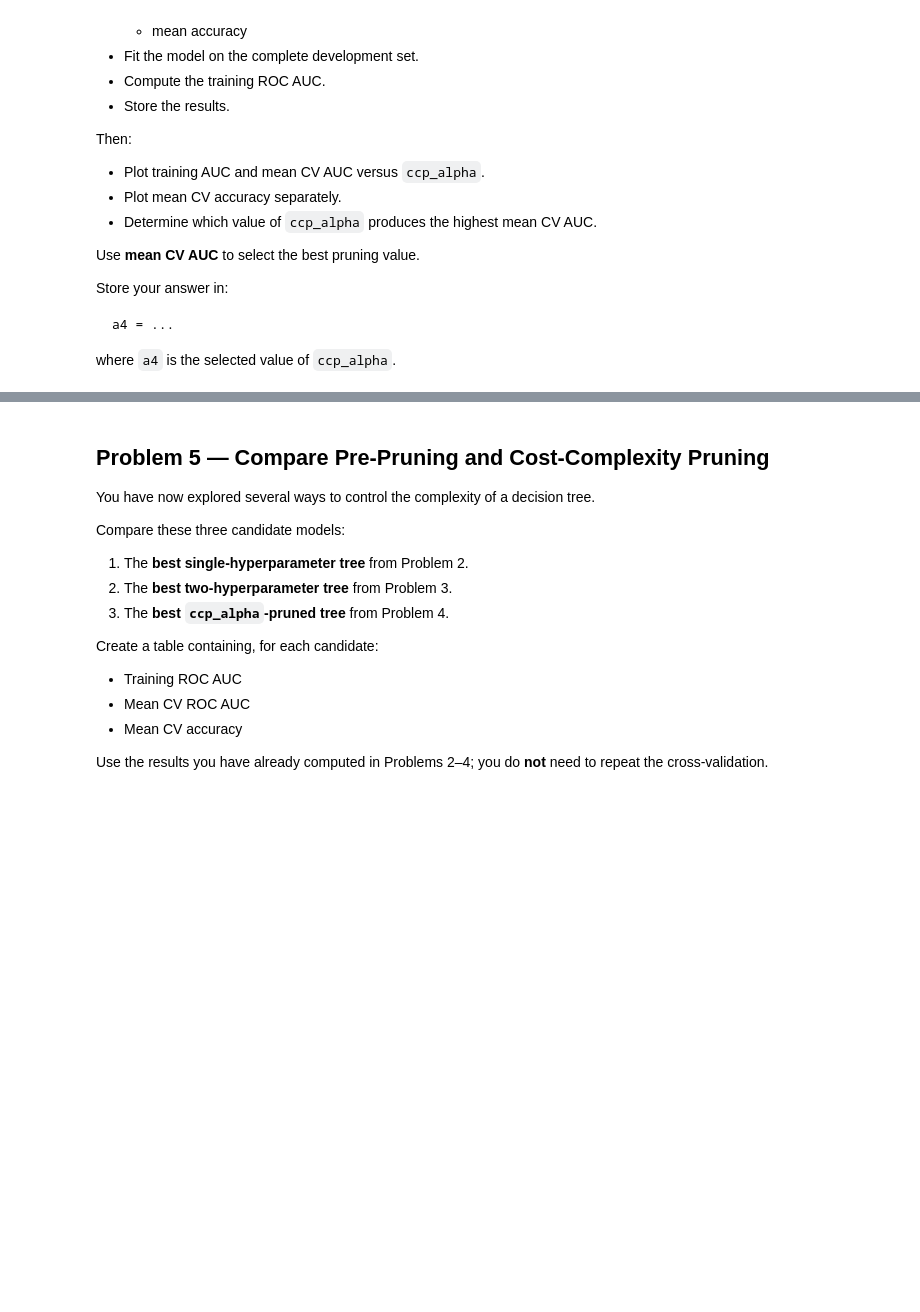
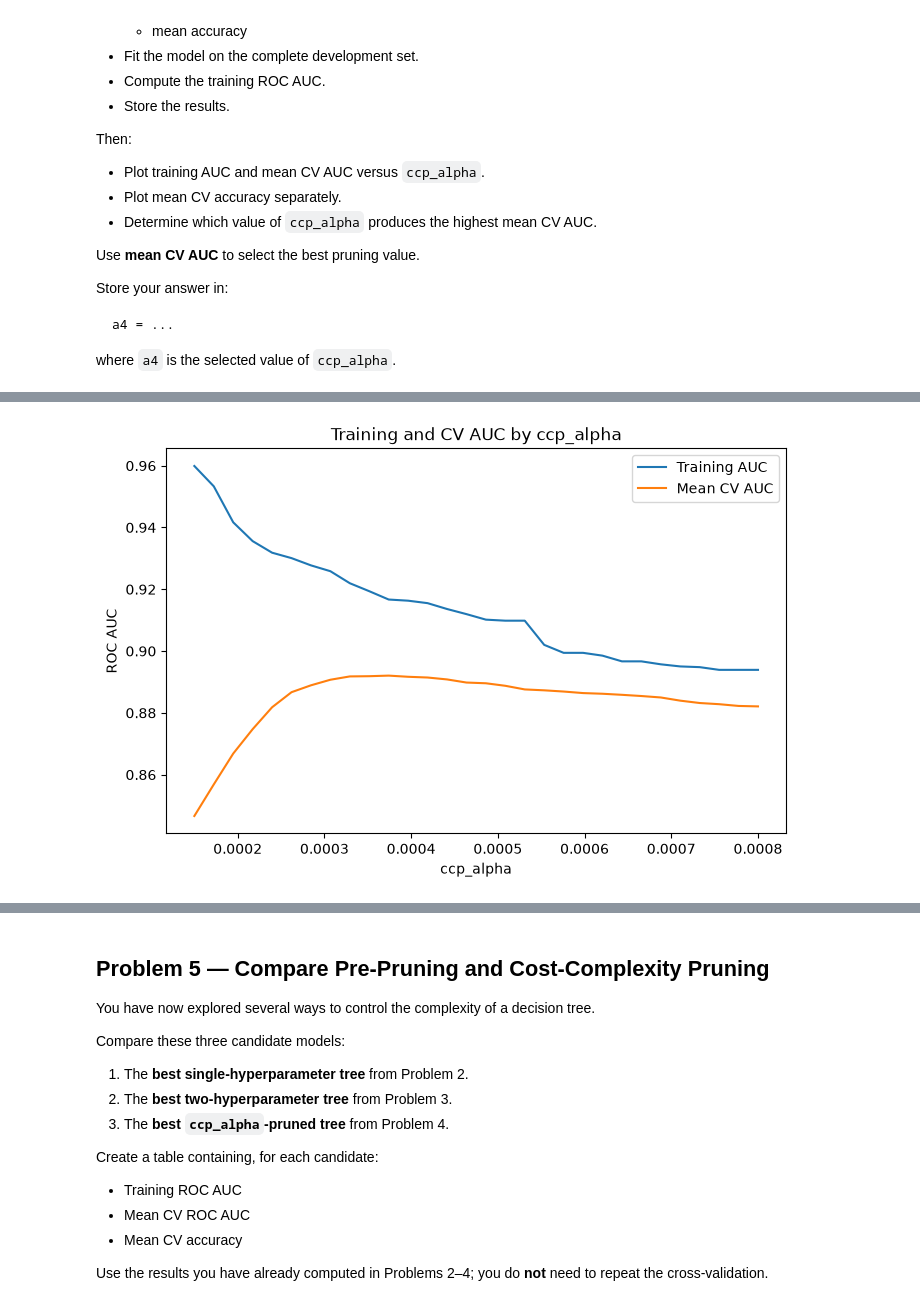
Before and after one commit to anamomds/machinelearningfall26, a Jupyter notebook: Homework_06.ipynb, the cells around one changed output, grey strips where cells are left out. Drawn from its saved outputs; the diff is of its cells as text; code cells hidden in the pictures; blank space fills up the shorter version.

```diff
--- a/Homework_06.ipynb
+++ b/Homework_06.ipynb
@@ -964,0 +1033,22 @@ where `a4` is the selected value of `ccp_alpha`.
+# %%
+plt.figure(figsize=(8, 5))
+
+plt.plot(
+    alpha_results["ccp_alpha"],
+    alpha_results["training_auc"],
+    label="Training AUC"
+)
+
+plt.plot(
+    alpha_results["ccp_alpha"],
+    alpha_results["mean_cv_auc"],
+    label="Mean CV AUC"
+)
+
+plt.xlabel("ccp_alpha")
+plt.ylabel("ROC AUC")
+plt.title("Training and CV AUC by ccp_alpha")
+plt.legend()
+plt.show()
+# %% [output]
+[figure, added]
```
Also changed, not shown: parts of 36 cells of this notebook.
